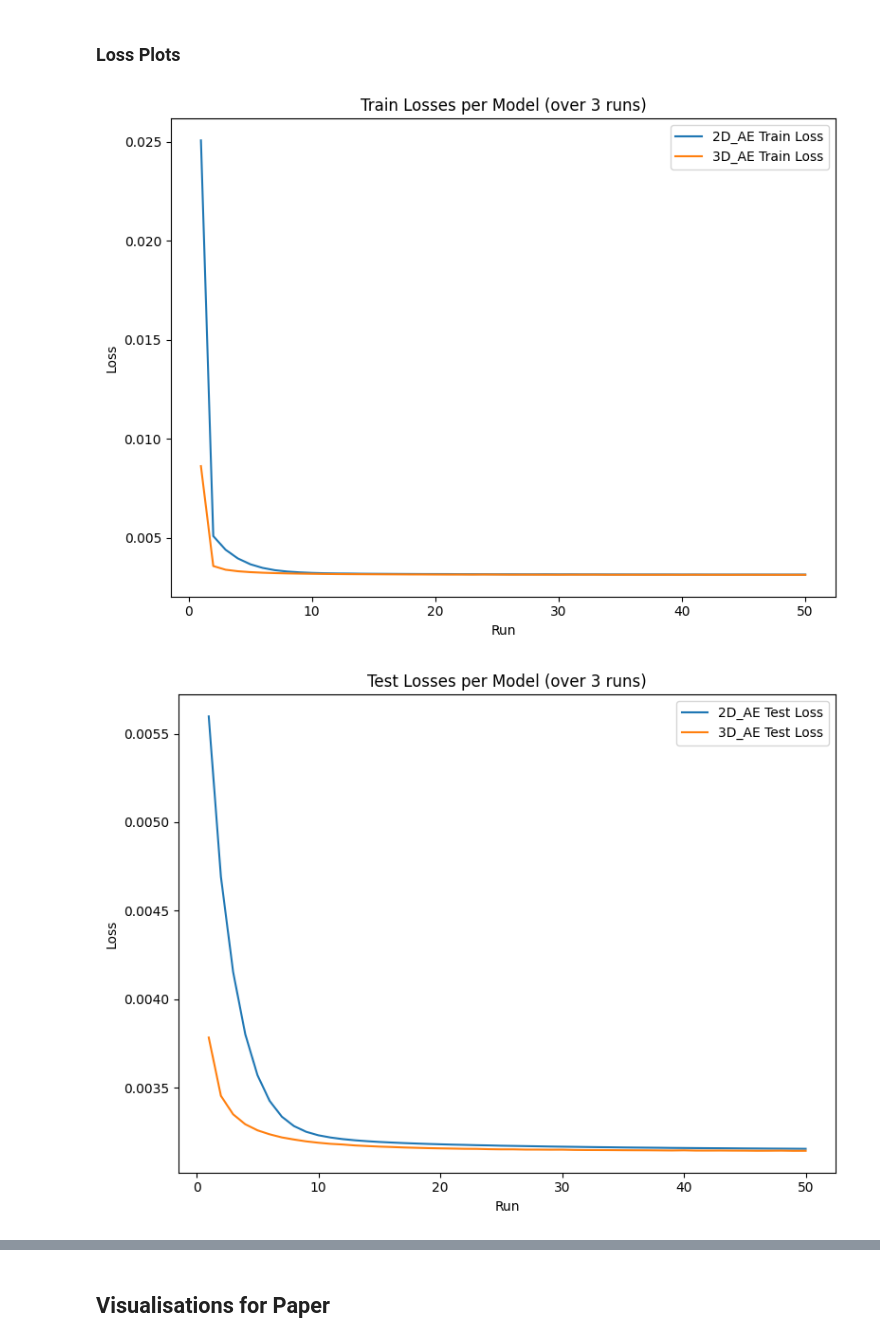
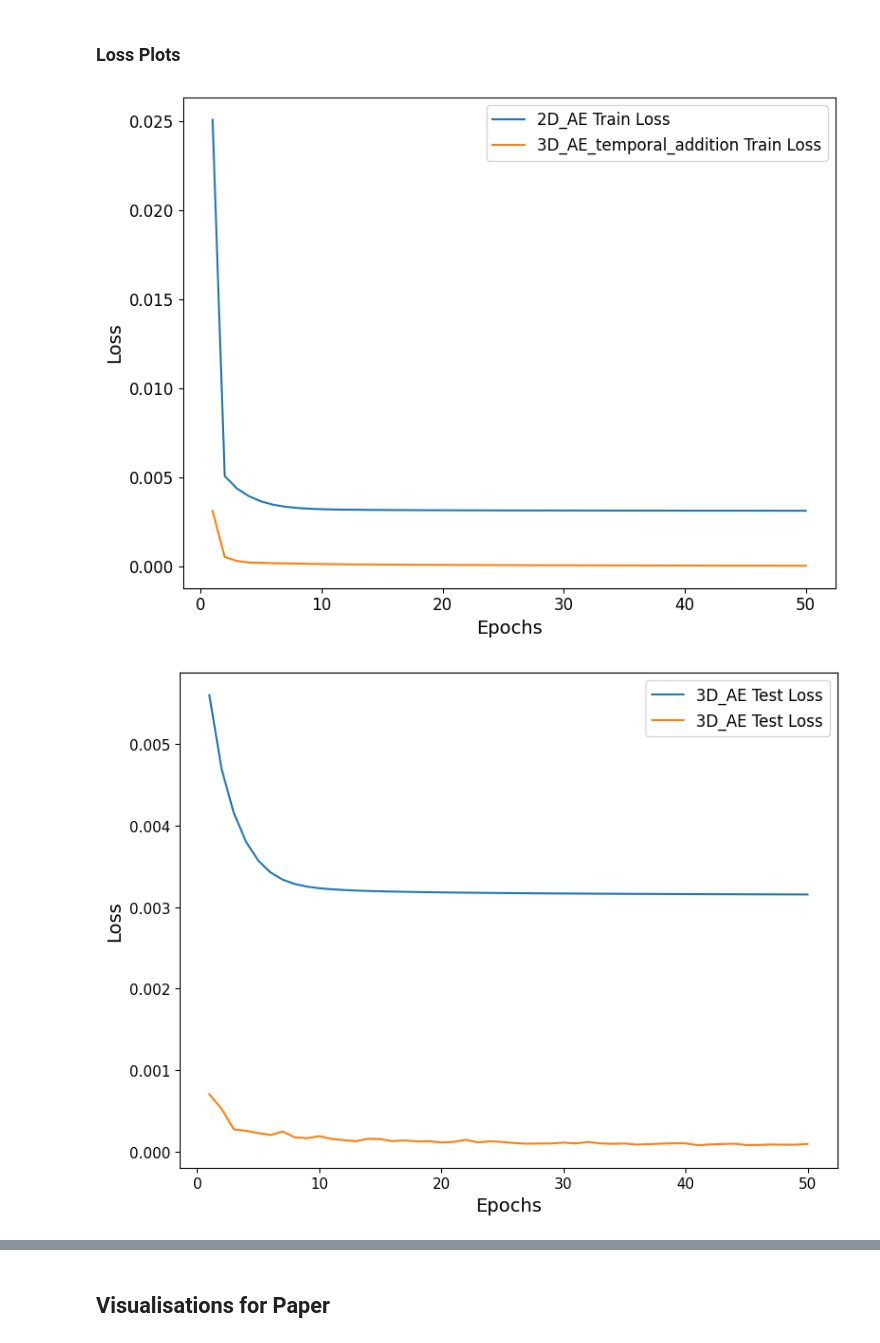
Before and after one commit to bhumikasadbhave/Master-Thesis-SITS, a Jupyter notebook: Modeling/temporal_ae_executions.ipynb, the cells around one changed output, grey strips where cells are left out. Saved outputs shown, nothing was run; the diff lists cells and outputs as text; code cells hidden in the pictures.

```diff
--- a/Modeling/temporal_ae_executions.ipynb
+++ b/Modeling/temporal_ae_executions.ipynb
@@ -762,9 +759,9 @@ df_recall
 # %% [markdown]
 ### Loss Plots
 # %%
-model_names = ['2D_AE','3D_AE']
+model_names = ['2D_AE','3D_AE_temporal_addition']
 train_loss, test_loss = load_avg_losses(model_names, output_dir=config.results_json_path)
 plot_losses_ae(train_loss, test_loss)
 # %% [output]
-[figure, old version]
+[figure, new version]
-[figure, old version]
+[figure, new version]
```
Also changed, not shown: parts of 6 cells of this notebook, 7 other files.
